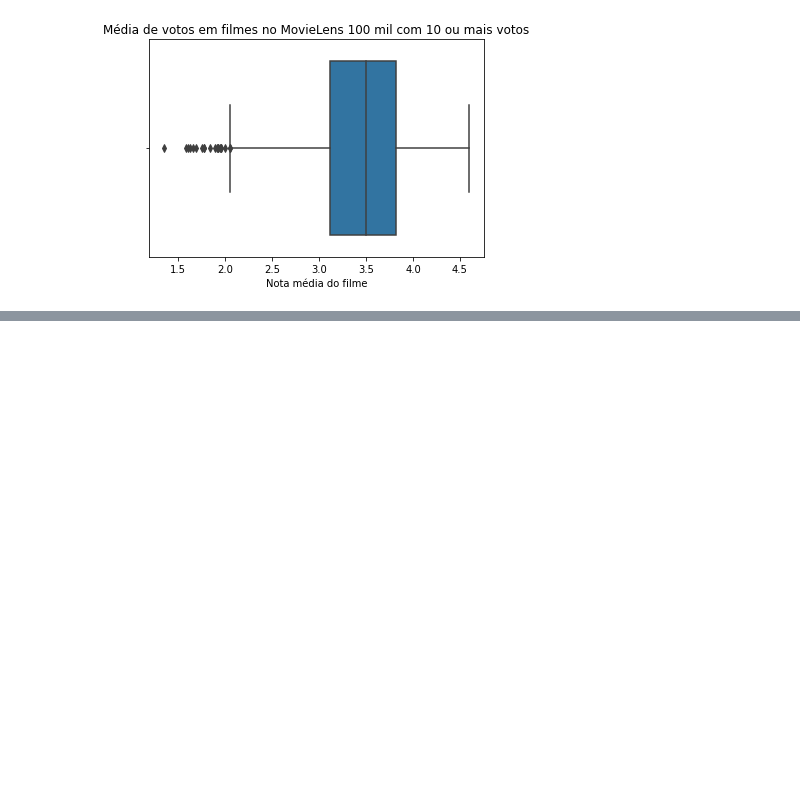
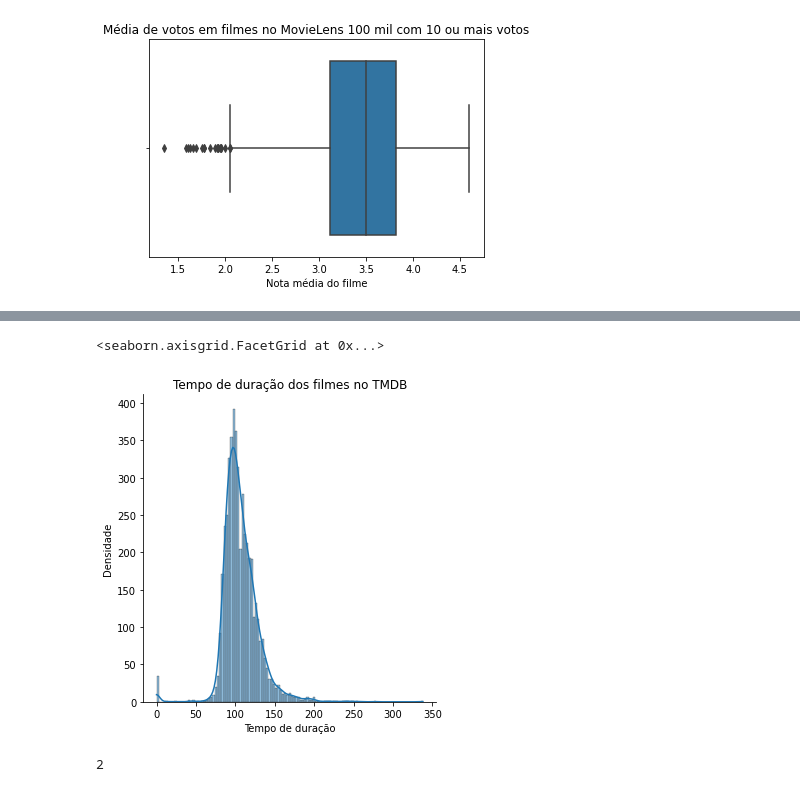
Before and after one commit to alexaugusto23/python_developer, a Jupyter notebook: Data Science Introdução a testes estatísticos/data_science_intro_testes.ipynb, the cells around one changed output, grey strips where cells are left out. Saved outputs shown, nothing was run; the diff lists cells and outputs as text; code cells hidden in the pictures; blank space fills up the shorter version.

```diff
--- a/Data Science Introdução a testes estatísticos/data_science_intro_testes.ipynb
+++ b/Data Science Introdução a testes estatísticos/data_science_intro_testes.ipynb
@@ -195,0 +228,12 @@ Text(0.5, 1.0, 'Média de votos em filmes no MovieLens 100 mil com 10 ou mais vo
+# %%
+tmdb_runtime_por_filme = tmdb['runtime']
+ax = sns.displot(tmdb_runtime_por_filme, kde=True)
+ax.set(xlabel = 'Tempo de duração', ylabel = 'Densidade')
+ax.set(title = "Tempo de duração dos filmes no TMDB")
+# %% [output]
+<seaborn.axisgrid.FacetGrid at 0x...>
+[figure, added]
+# %%
+tmdb_runtime_por_filme.isnull().sum()
+# %% [output]
+2
```
Also changed, not shown: parts of 41 cells of this notebook.
